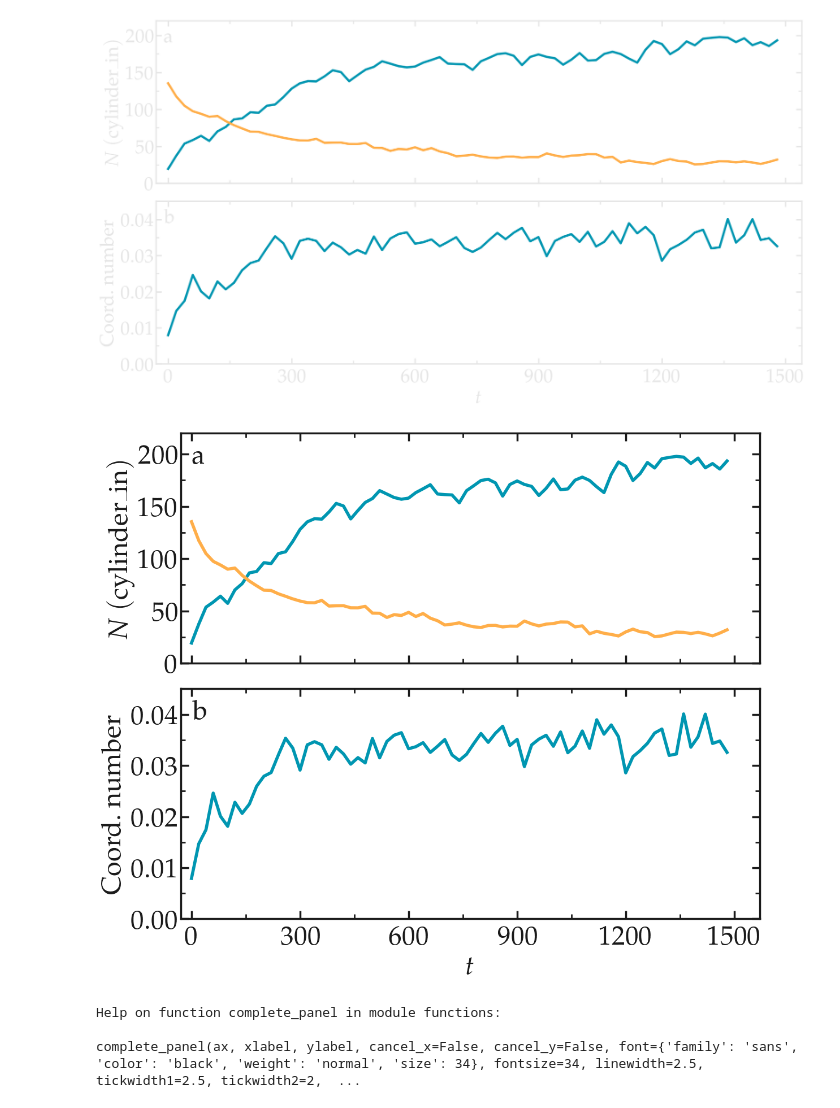
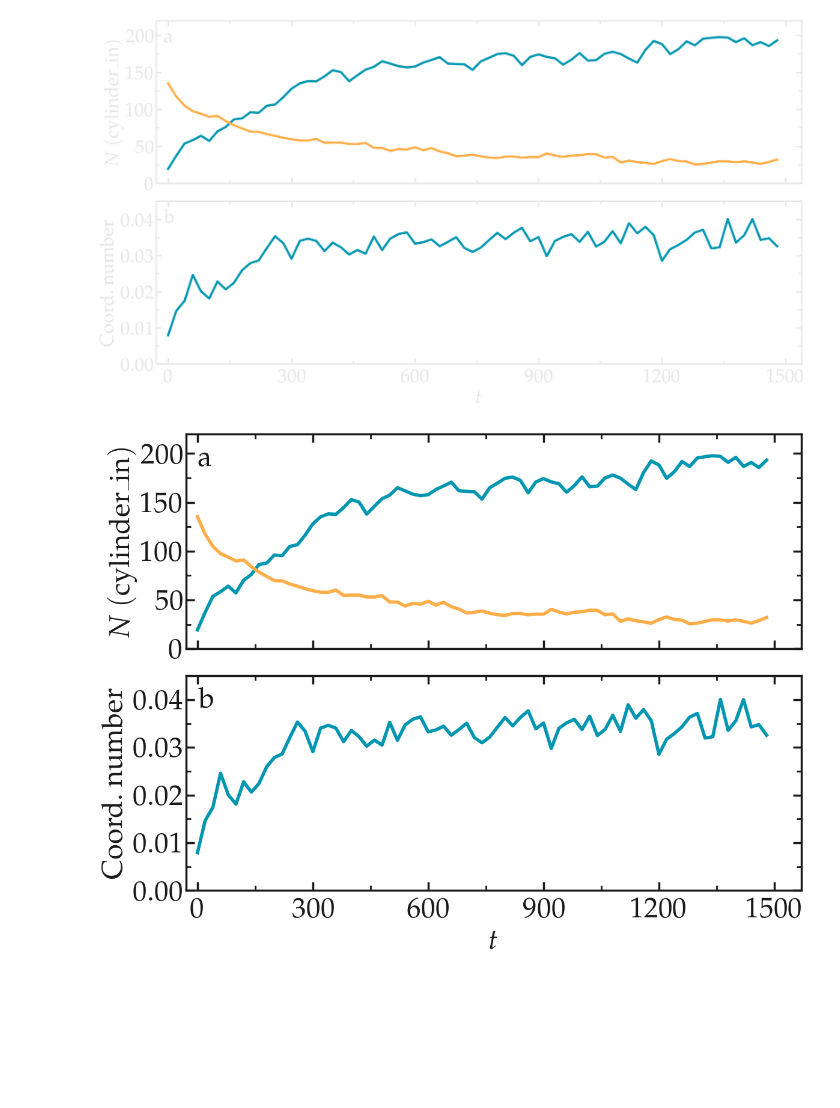
Before and after one commit to lammpstutorials/lammpstutorials.github.io, a Jupyter notebook: sphinx/source/tutorials/figures/level1/lennard-jones-fluid/mixing-pyplot.ipynb, the cells around one changed output. Drawn from its saved outputs; the diff is of its cells as text; code cells hidden in the pictures; blank space fills up the shorter version.

```diff
--- a/sphinx/source/tutorials/figures/level1/lennard-jones-fluid/mixing-pyplot.ipynb
+++ b/sphinx/source/tutorials/figures/level1/lennard-jones-fluid/mixing-pyplot.ipynb
@@ -55,32 +55,26 @@ for mode, mygray in zip(['light', 'dark'], [colors["mylightgray"], colors["mydar
 # %%
 filename = "mixing-article"
 mode = 'light'
 mygray = colors["mylightgray"]
-fig = prepare_figure(mode, transparency = False, desired_figsize=(12,10))
+fig = prepare_figure(mode, transparency = False, desired_figsize=(12,9))
 ax, n, l_tot, c_tot = [], 0, 2, 1
 n += 1
 ax.append(plt.subplot(l_tot, c_tot, n))
 ax[-1].plot(time[::2], population1[::2], '-', color=colors["myblue"],
             markersize = 10, linewidth = 4, label=r"$\mathrm{type 1, INSIDE}$")
 ax[-1].plot(time[::2], population2[::2], '-', color=colors["myorange"],
             markersize = 10, linewidth = 4, label=r"$\mathrm{type 2, INSIDE}$")
 complete_panel(ax[-1], None, r'$N ~ (\mathrm{cylinder \textunderscore in})$', legend=False, axis_color=mygray)
 set_boundaries(plt, x_ticks=np.arange(0, 1800, 300), x_boundaries=(-30, 1570),
                 y_ticks=np.arange(0, 250, 50), y_boundaries=(0, 220))
 n += 1
 ax.append(plt.subplot(l_tot, c_tot, n))
 ax[-1].plot(time[::2], coordination[::2], '-', color=colors["myblue"],
             markersize = 10, linewidth = 4)
 complete_panel(ax[-1], r'$t$', r'$\mathrm{Coord. ~ number}$', legend=False, axis_color=mygray, xpad=8)
 set_boundaries(plt, x_ticks=np.arange(0, 1800, 300), x_boundaries=(-30, 1570),
                 y_ticks=np.arange(0, 0.05, 0.01), y_boundaries=(0.0, 0.045))
 add_subplotlabels(fig, ax, [r"$\mathrm{a}$", r"$\mathrm{b}$"], color=mygray)
 save_figure(plt, fig, mode, git_path, path_figures, filename)
 # %% [output]
-[figure, old version]
+[figure, new version]
-# %%
-help(complete_panel)
-# %% [output]
-Help on function complete_panel in module functions:
-
-complete_panel(ax, xlabel, ylabel, cancel_x=False, cancel_y=False, font={'family': 'sans', 'color': 'black', 'weight': 'normal', 'size': 34}, fontsize=34, linewidth=2.5, tickwidth1=2.5, tickwidth2=2,  ...
```
Also changed, not shown: 23 other files.
